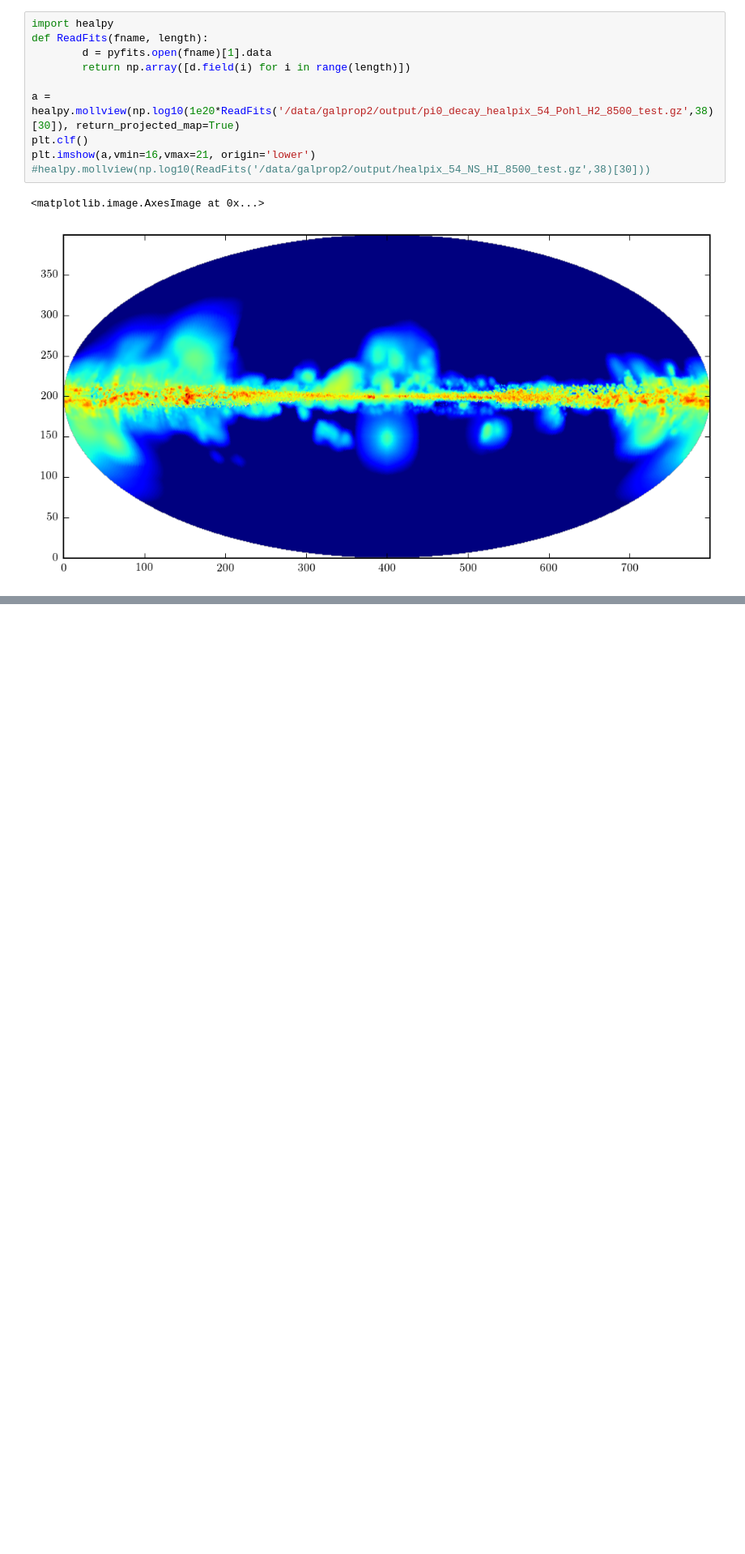
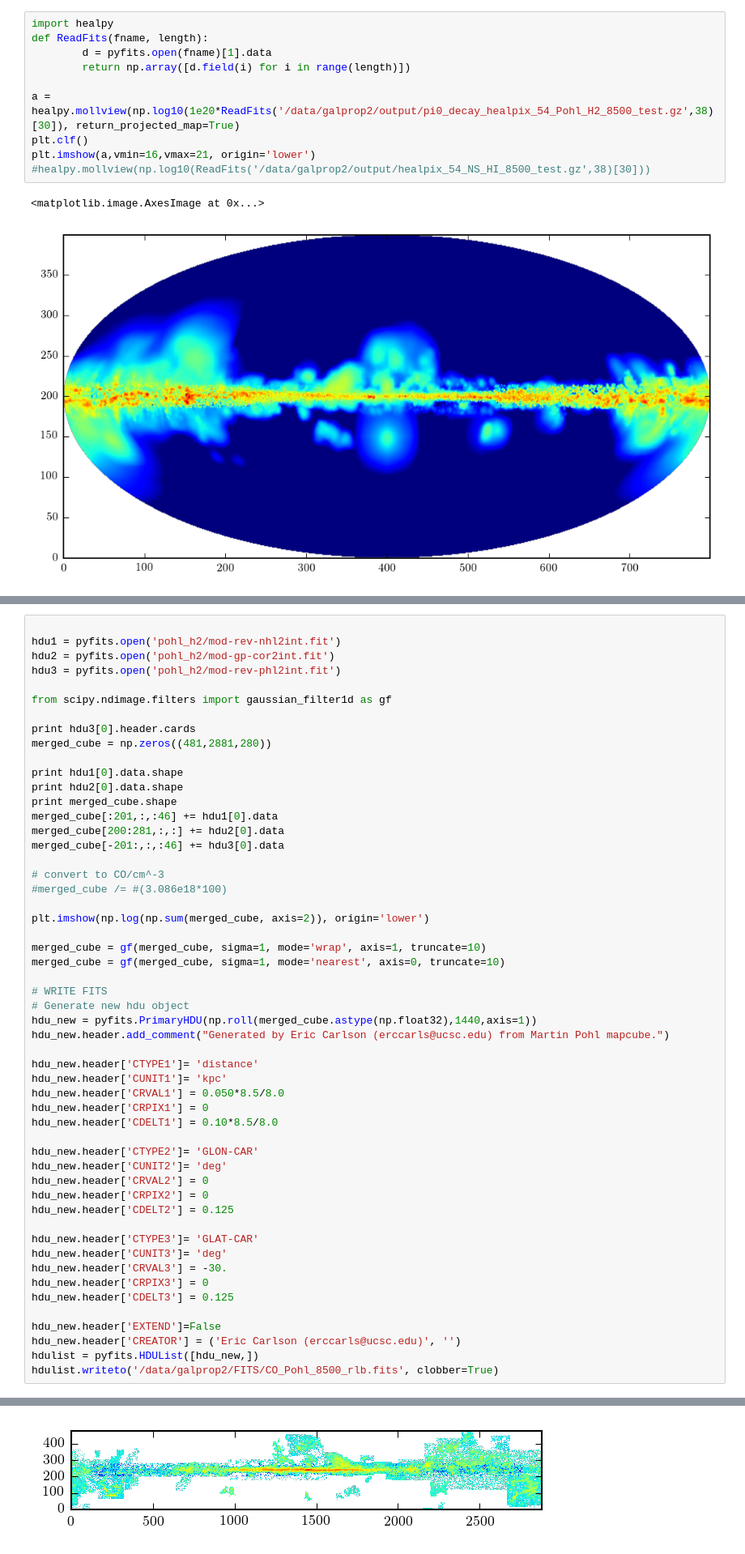
Before and after one commit to erccarls/GammaLike_dev, a Jupyter notebook: Pohl H2.ipynb, the cells around one changed output, grey strips where cells are left out. Shown at 81% size. Cells and saved outputs as stored; diff of their text form; blank space fills up the shorter version.

```diff
--- a/Pohl H2.ipynb
+++ b/Pohl H2.ipynb
@@ -249,0 +289,54 @@ plt.imshow(a,vmin=16,vmax=21, origin='lower')
+# %%
+
+hdu1 = pyfits.open('pohl_h2/mod-rev-nhl2int.fit')
+hdu2 = pyfits.open('pohl_h2/mod-gp-cor2int.fit')
+hdu3 = pyfits.open('pohl_h2/mod-rev-phl2int.fit')
+
+from scipy.ndimage.filters import gaussian_filter1d as gf
+
+print hdu3[0].header.cards
+merged_cube = np.zeros((481,2881,280))
+
+print hdu1[0].data.shape
+print hdu2[0].data.shape
+print merged_cube.shape
+merged_cube[:201,:,:46] += hdu1[0].data
+merged_cube[200:281,:,:] += hdu2[0].data
+merged_cube[-201:,:,:46] += hdu3[0].data
+
+# convert to CO/cm^-3
+#merged_cube /= #(3.086e18*100)
+
+plt.imshow(np.log(np.sum(merged_cube, axis=2)), origin='lower')
+
+merged_cube = gf(merged_cube, sigma=1, mode='wrap', axis=1, truncate=10)
+merged_cube = gf(merged_cube, sigma=1, mode='nearest', axis=0, truncate=10)
+
+# WRITE FITS
+# Generate new hdu object
+hdu_new = pyfits.PrimaryHDU(np.roll(merged_cube.astype(np.float32),1440,axis=1))
+hdu_new.header.add_comment("Generated by Eric Carlson (erccarls@ucsc.edu) from Martin Pohl mapcube.")
+
+hdu_new.header['CTYPE1']= 'distance'
+hdu_new.header['CUNIT1']= 'kpc'
+hdu_new.header['CRVAL1'] = 0.050*8.5/8.0
+hdu_new.header['CRPIX1'] = 0
+hdu_new.header['CDELT1'] = 0.10*8.5/8.0
+
+hdu_new.header['CTYPE2']= 'GLON-CAR'
+hdu_new.header['CUNIT2']= 'deg'
+hdu_new.header['CRVAL2'] = 0
+hdu_new.header['CRPIX2'] = 0
+hdu_new.header['CDELT2'] = 0.125
+
+hdu_new.header['CTYPE3']= 'GLAT-CAR'
+hdu_new.header['CUNIT3']= 'deg'
+hdu_new.header['CRVAL3'] = -30.
+hdu_new.header['CRPIX3'] = 0
+hdu_new.header['CDELT3'] = 0.125
+
+hdu_new.header['EXTEND']=False
+hdu_new.header['CREATOR'] = ('Eric Carlson (erccarls@ucsc.edu)', '')
+hdulist = pyfits.HDUList([hdu_new,])
+hdulist.writeto('/data/galprop2/FITS/CO_Pohl_8500_rlb.fits', clobber=True)
+# %% [output]
@@ -249,0 +360 @@ plt.imshow(a,vmin=16,vmax=21, origin='lower')
+[figure, added]
```
Also changed, not shown: parts of 6 cells of this notebook, 18 other files.
